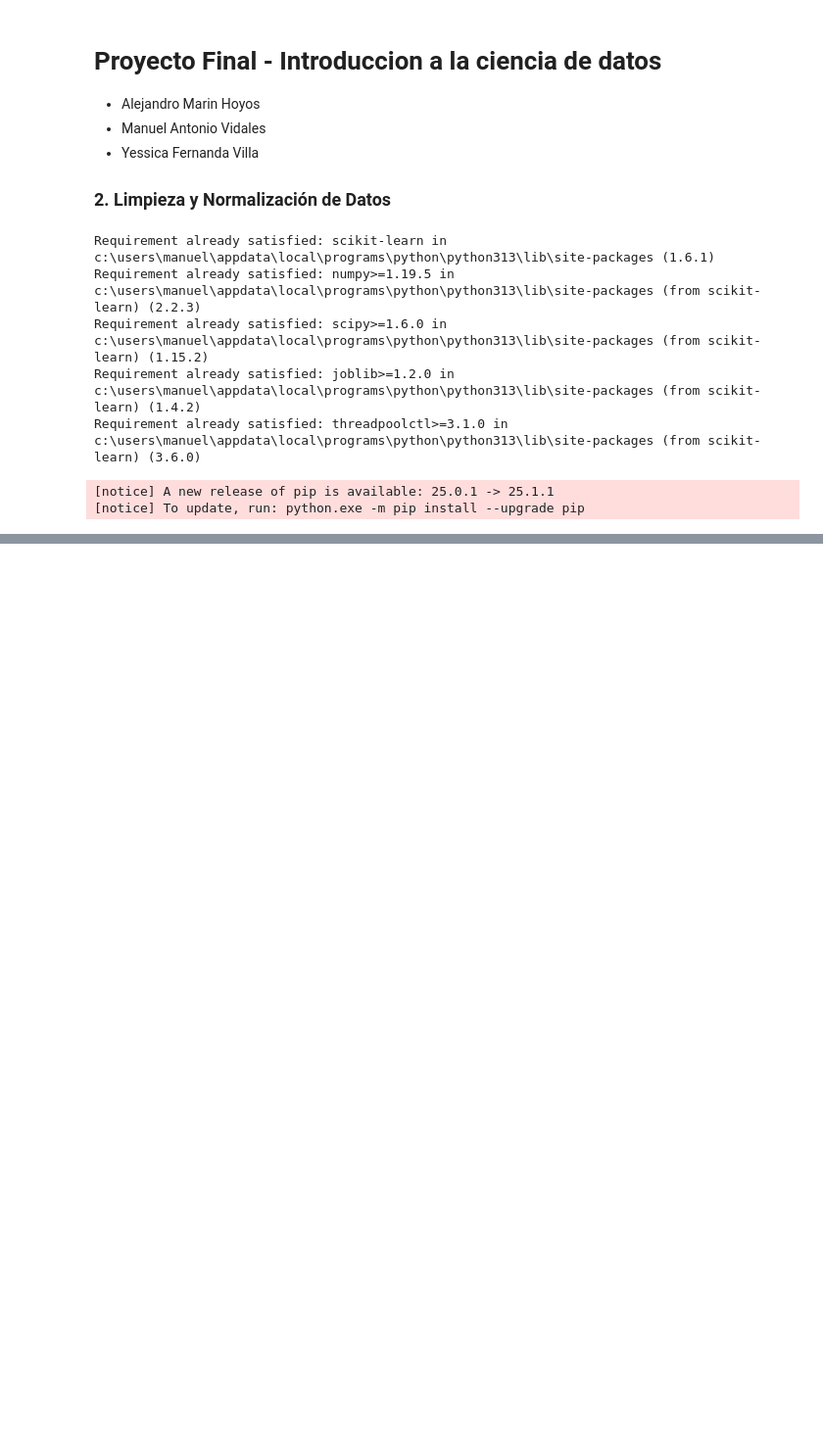
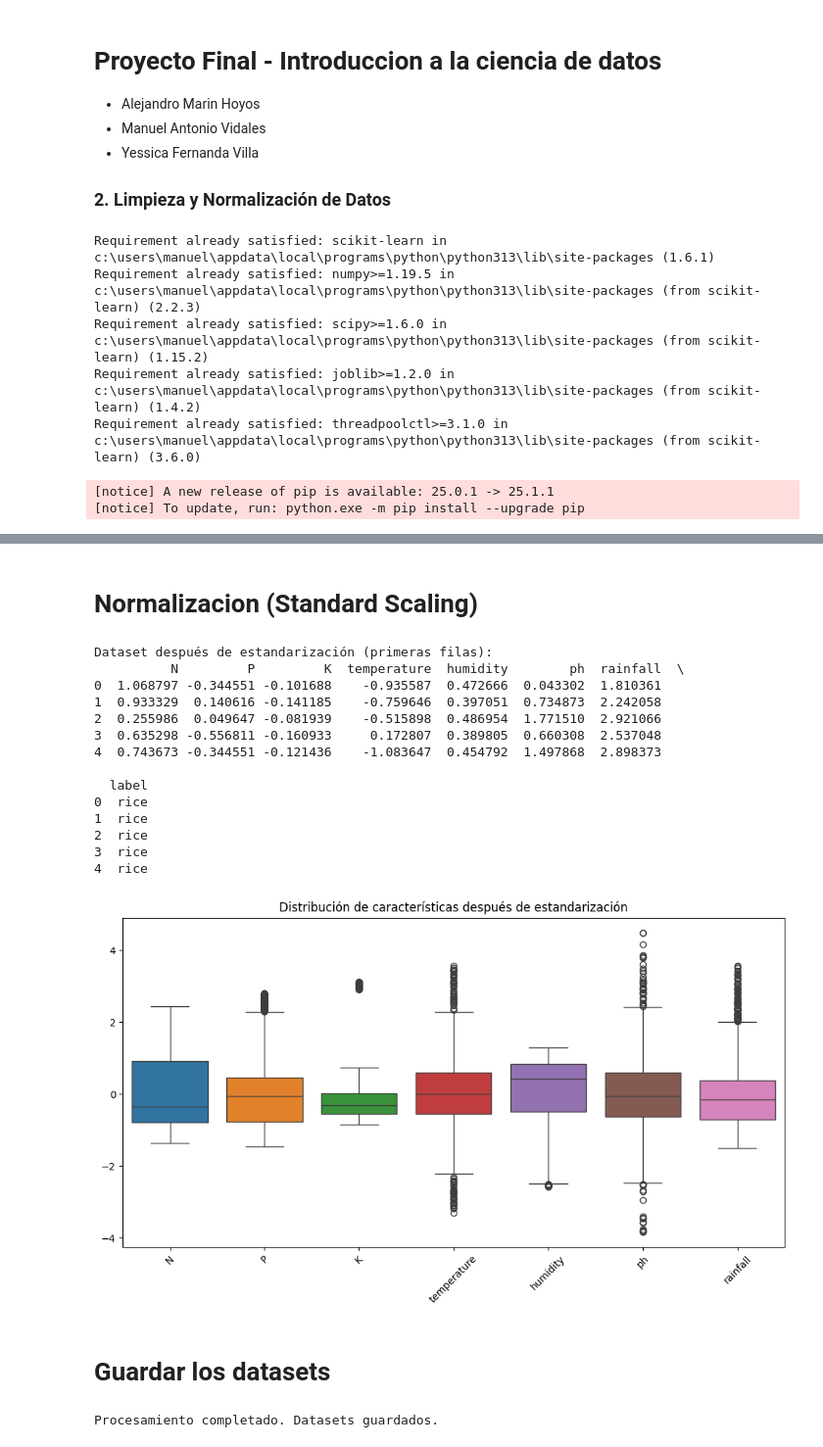
Before and after one commit to ManuelVidales22/ciencia_datos_final, a Jupyter notebook: notebooks/2_limpieza_normalizacion.ipynb, the cells around one changed output, grey strips where cells are left out. Shown at 98% size. Drawn from its saved outputs; the diff is of its cells as text; code cells hidden in the pictures; blank space fills up the shorter version.

Commit message:
modelado dataset

```diff
--- a/notebooks/2_limpieza_normalizacion.ipynb
+++ b/notebooks/2_limpieza_normalizacion.ipynb
@@ -112,0 +197,45 @@ RobustScaler         0.993182  0.970455
+# %% [markdown]
+# Normalizacion (Standard Scaling)
+# %%
+# Aplicar estandarización (media=0, desviación=1)
+standard_scaler = StandardScaler()
+X_standardized = standard_scaler.fit_transform(X)
+
+# Convertir a DataFrame para mejor visualización
+df_standardized = pd.DataFrame(X_standardized, columns=X.columns)
+df_standardized['label'] = y  # Añadir la columna de etiqueta
+
+print("\nDataset después de estandarización (primeras filas):")
+print(df_standardized.head())
+
+# Visualización de datos estandarizados
+plt.figure(figsize=(12, 6))
+sns.boxplot(data=df_standardized.drop('label', axis=1))
+plt.title('Distribución de características después de estandarización')
+plt.xticks(rotation=45)
+plt.show()
+# %% [output]
+Dataset después de estandarización (primeras filas):
+          N         P         K  temperature  humidity        ph  rainfall  \
+0  1.068797 -0.344551 -0.101688    -0.935587  0.472666  0.043302  1.810361
+1  0.933329  0.140616 -0.141185    -0.759646  0.397051  0.734873  2.242058
+2  0.255986  0.049647 -0.081939    -0.515898  0.486954  1.771510  2.921066
+3  0.635298 -0.556811 -0.160933     0.172807  0.389805  0.660308  2.537048
+4  0.743673 -0.344551 -0.121436    -1.083647  0.454792  1.497868  2.898373
+
+  label
+0  rice
+1  rice
+2  rice
+3  rice
+4  rice
+[figure, added]
+# %% [markdown]
+# Guardar los datasets
+# %%
+# Guardar datasets procesados
+df_standardized.to_csv('crop_data_normalized.csv', index=False)
+
+print("Procesamiento completado. Datasets guardados.")
+# %% [output]
+Procesamiento completado. Datasets guardados.
```
Also changed, not shown: parts of 18 cells of this notebook, 4 other files.
